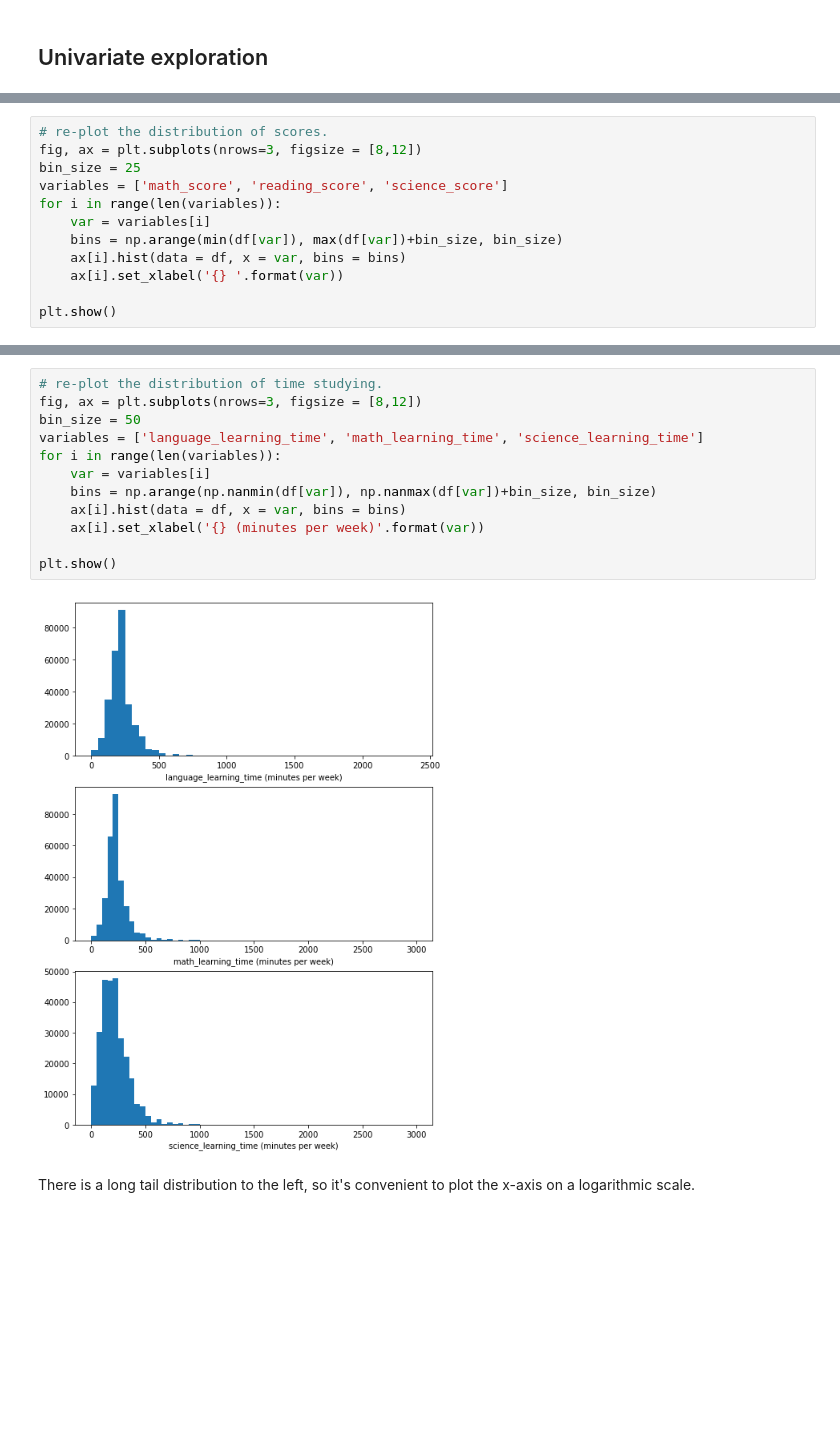
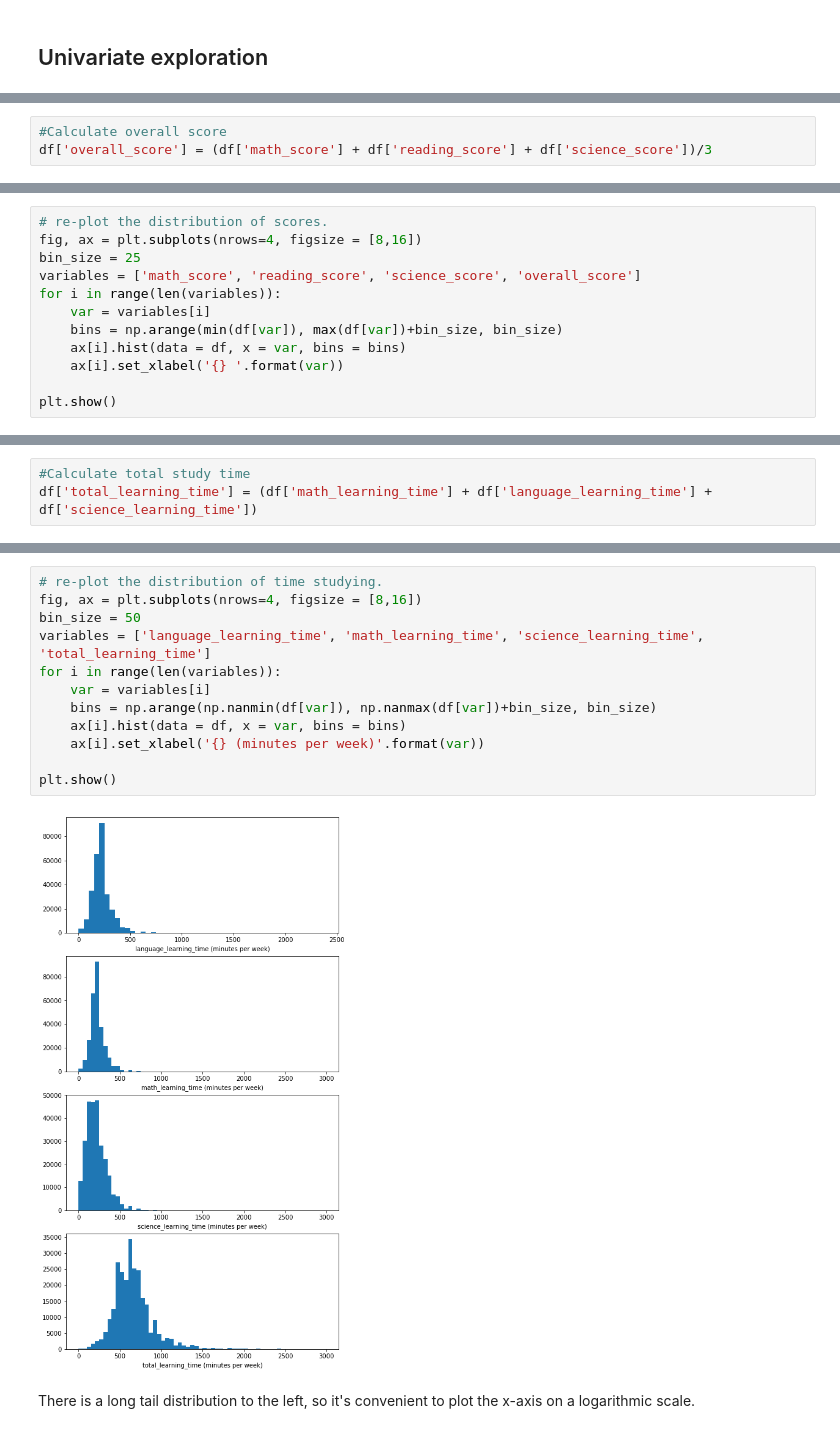
Before and after one commit to rubenvf/Comunicate-PISA-Findings, a Jupyter notebook: pisa_exploration.ipynb, the cells around one changed output, grey strips where cells are left out. Saved outputs shown, nothing was run; the diff lists cells and outputs as text; blank space fills up the shorter version.

```diff
--- a/pisa_exploration.ipynb
+++ b/pisa_exploration.ipynb
@@ -97,0 +102,3 @@ From an initial point of view, it is assumed that the greater influence on the s
+# %%
+#Calculate overall score
+df['overall_score'] = (df['math_score'] + df['reading_score'] + df['science_score'])/3
@@ -98,8 +111,8 @@ From an initial point of view, it is assumed that the greater influence on the s
 # %%
 # re-plot the distribution of scores.
-fig, ax = plt.subplots(nrows=3, figsize = [8,12])
+fig, ax = plt.subplots(nrows=4, figsize = [8,16])
 bin_size = 25
-variables = ['math_score', 'reading_score', 'science_score']
+variables = ['math_score', 'reading_score', 'science_score', 'overall_score']
 for i in range(len(variables)):
     var = variables[i]
     bins = np.arange(min(df[var]), max(df[var])+bin_size, bin_size)
@@ -113,0 +129,3 @@ The scores of the three subjects present a normal distribution with an average c
+# %%
+#Calculate total study time
+df['total_learning_time'] = (df['math_learning_time'] + df['language_learning_time'] + df['science_learning_time'])
@@ -114,17 +138,17 @@ The scores of the three subjects present a normal distribution with an average c
 # %%
 # re-plot the distribution of time studying.
-fig, ax = plt.subplots(nrows=3, figsize = [8,12])
+fig, ax = plt.subplots(nrows=4, figsize = [8,16])
 bin_size = 50
-variables = ['language_learning_time', 'math_learning_time', 'science_learning_time']
+variables = ['language_learning_time', 'math_learning_time', 'science_learning_time', 'total_learning_time']
 for i in range(len(variables)):
     var = variables[i]
     bins = np.arange(np.nanmin(df[var]), np.nanmax(df[var])+bin_size, bin_size)
     ax[i].hist(data = df, x = var, bins = bins)
     ax[i].set_xlabel('{} (minutes per week)'.format(var))
 
 plt.show()
 # %% [output]
-[figure, old version]
+[figure, new version]
 # %% [markdown]
 There is a long tail distribution to the left, so it's convenient to plot the x-axis on a logarithmic scale.
 # %%
```
Also changed, not shown: parts of 29 cells of this notebook.
